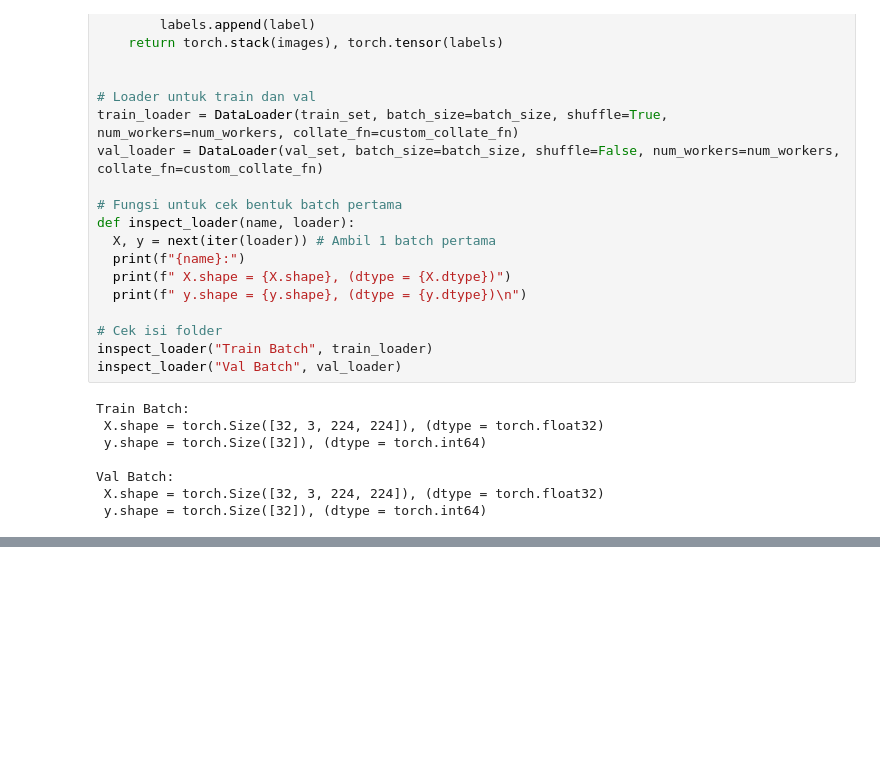
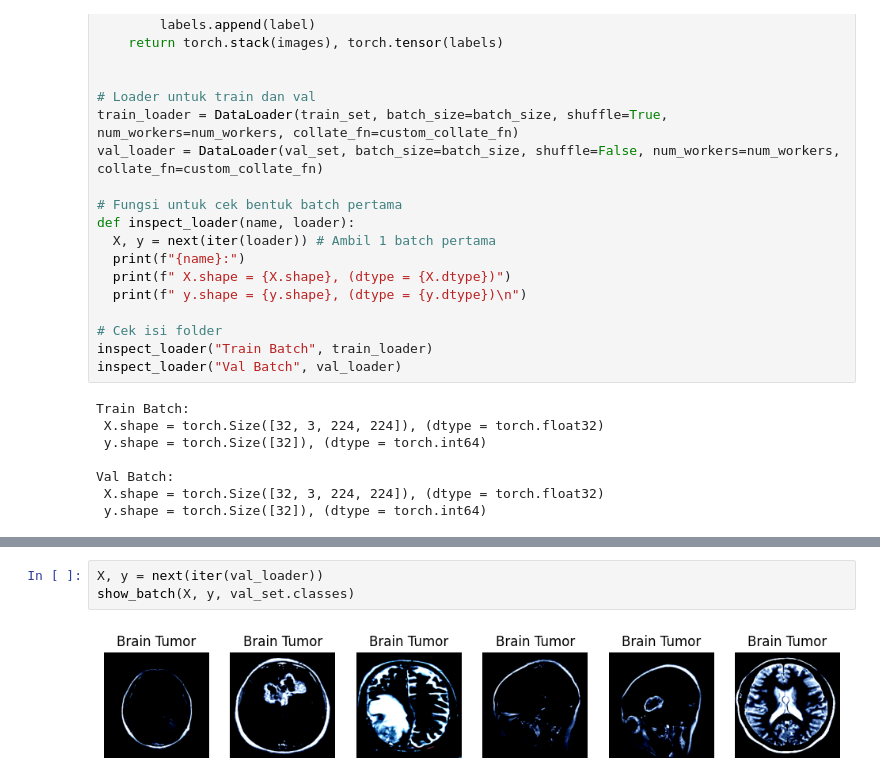
Before and after one commit to XMB234/Brain-Tumor-Detection, a Jupyter notebook: Brain_Tumor_Detection.ipynb, the cells around one changed output, grey strips where cells are left out. Cells and saved outputs as stored; diff of their text form; blank space fills up the shorter version.

```diff
--- a/Brain_Tumor_Detection.ipynb
+++ b/Brain_Tumor_Detection.ipynb
@@ -202,0 +221,5 @@ Val Batch:
+# %%
+X, y = next(iter(val_loader))
+show_batch(X, y, val_set.classes)
+# %% [output]
+[figure, added]
```
Also changed, not shown: parts of 4 cells of this notebook.
